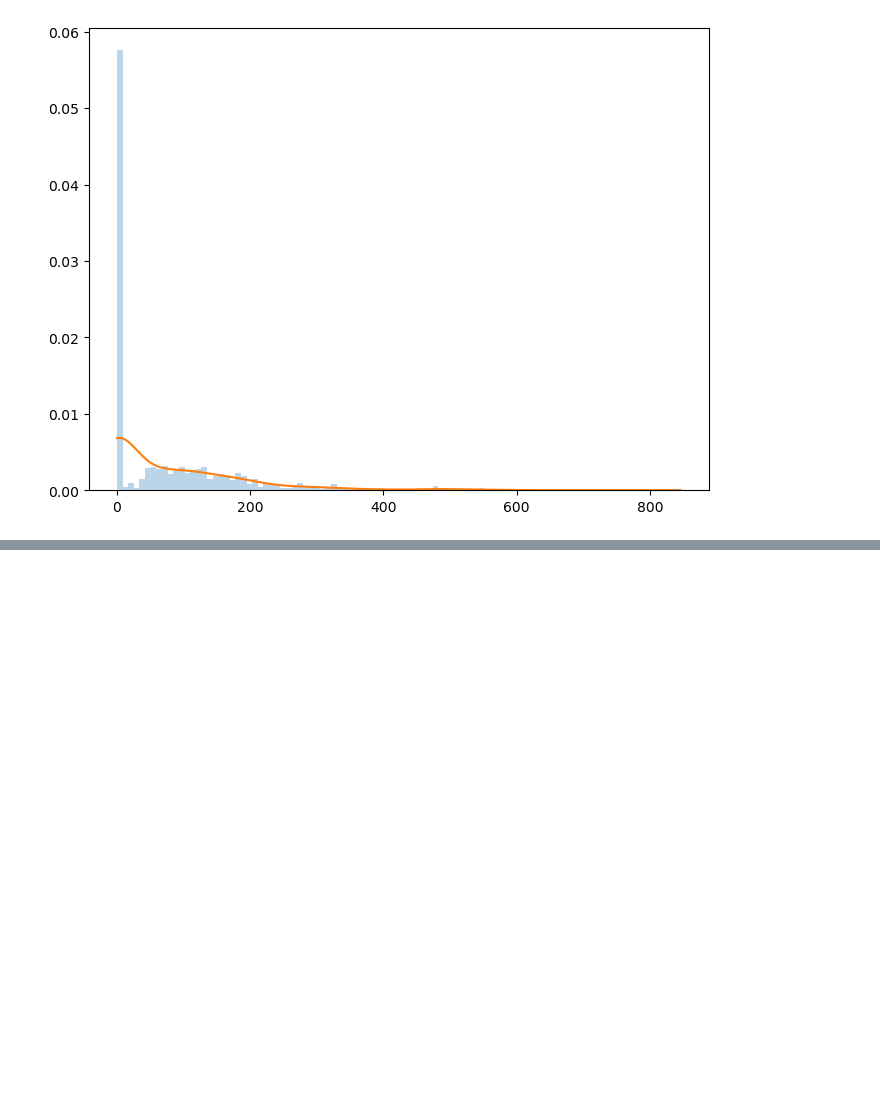
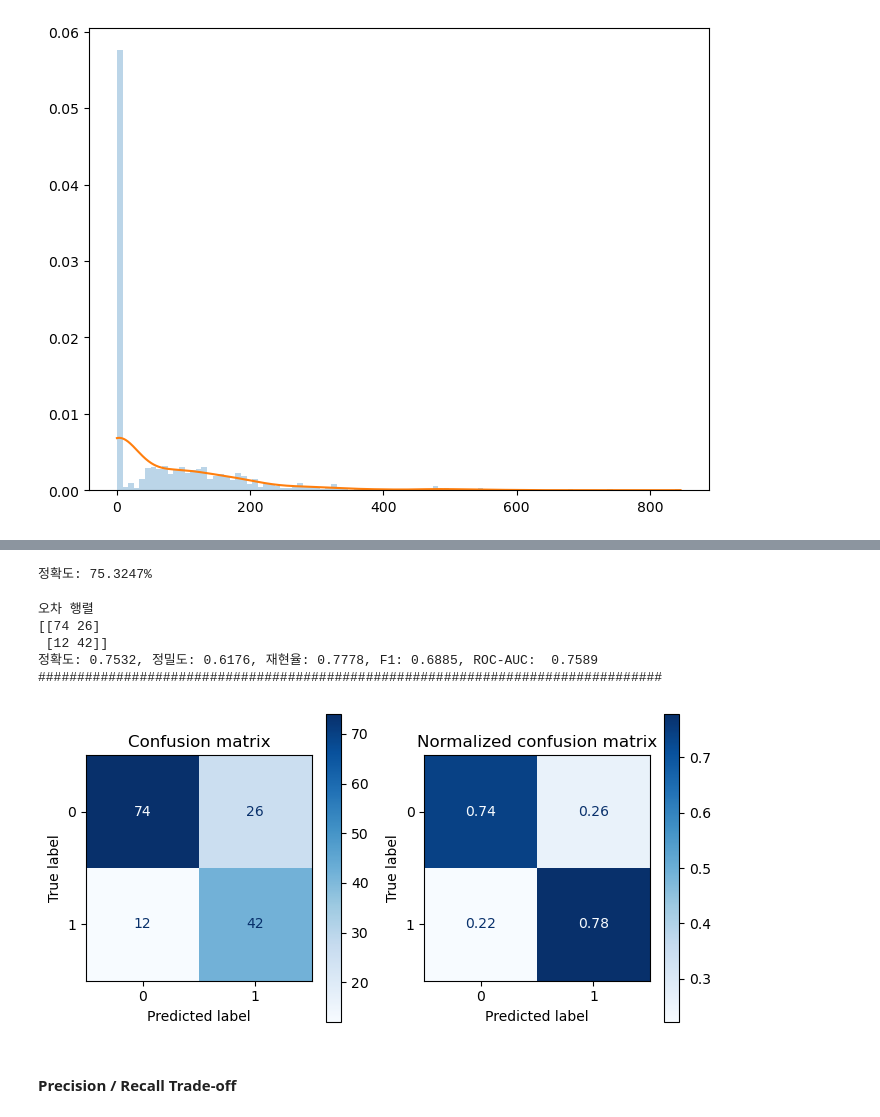
Before and after one commit to SOYOUNGdev/study-machine_learning, a Jupyter notebook: b_classifier/d_evaluation.ipynb, the cells around one changed output, grey strips where cells are left out. Drawn from its saved outputs; the diff is of its cells as text; code cells hidden in the pictures; blank space fills up the shorter version.

```diff
--- a/b_classifier/d_evaluation.ipynb
+++ b/b_classifier/d_evaluation.ipynb
@@ -225,0 +288,51 @@ plt.show()
+# %%
+from sklearn.metrics import accuracy_score
+
+dtc = g_dtc.best_estimator_
+prediction = dtc.predict(X_test)
+
+print(f'정확도: {np.round(accuracy_score(y_test, prediction) * 100, 4)}%')
+# %% [output]
+정확도: 75.3247%
+# %%
+from sklearn.metrics import accuracy_score, precision_score, recall_score, f1_score, roc_auc_score, confusion_matrix, ConfusionMatrixDisplay
+
+# 타겟 데이터와 예측 객체를 전달받는다.
+def get_evaluation(y_test, prediction, classifier=None, X_test=None):
+#     오차 행렬
+    confusion = confusion_matrix(y_test, prediction)
+#     정확도
+    accuracy = accuracy_score(y_test , prediction)
+#     정밀도
+    precision = precision_score(y_test , prediction)
+#     재현율
+    recall = recall_score(y_test , prediction)
+#     F1 score
+    f1 = f1_score(y_test, prediction)
+#     ROC-AUC
+    roc_auc = roc_auc_score(y_test, prediction)
+
+    print('오차 행렬')
+    print(confusion)
+    print('정확도: {0:.4f}, 정밀도: {1:.4f}, 재현율: {2:.4f}, F1: {3:.4f}, ROC-AUC: {4:.4f}'.format(accuracy, precision, recall, f1, roc_auc))
+    print("#" * 80)
+
+    if classifier is not None and  X_test is not None:
+        fig, axes = plt.subplots(nrows=1, ncols=2, figsize=(8,4))
+        titles_options = [("Confusion matrix", None), ("Normalized confusion matrix", "true")]
+
+        for (title, normalize), ax in zip(titles_options, axes.flatten()):
+            disp = ConfusionMatrixDisplay.from_estimator(classifier, X_test, y_test, ax=ax, cmap=plt.cm.Blues, normalize=normalize)
+            disp.ax_.set_title(title)
+        plt.show()
+# %%
+get_evaluation(y_test, prediction, dtc, X_test)
+# %% [output]
+오차 행렬
+[[74 26]
+ [12 42]]
+정확도: 0.7532, 정밀도: 0.6176, 재현율: 0.7778, F1: 0.6885, ROC-AUC:  0.7589
+################################################################################
+[figure, added]
+# %% [markdown]
+#### Precision / Recall Trade-off
```
Also changed, not shown: parts of 23 cells of this notebook, 41 other files.
